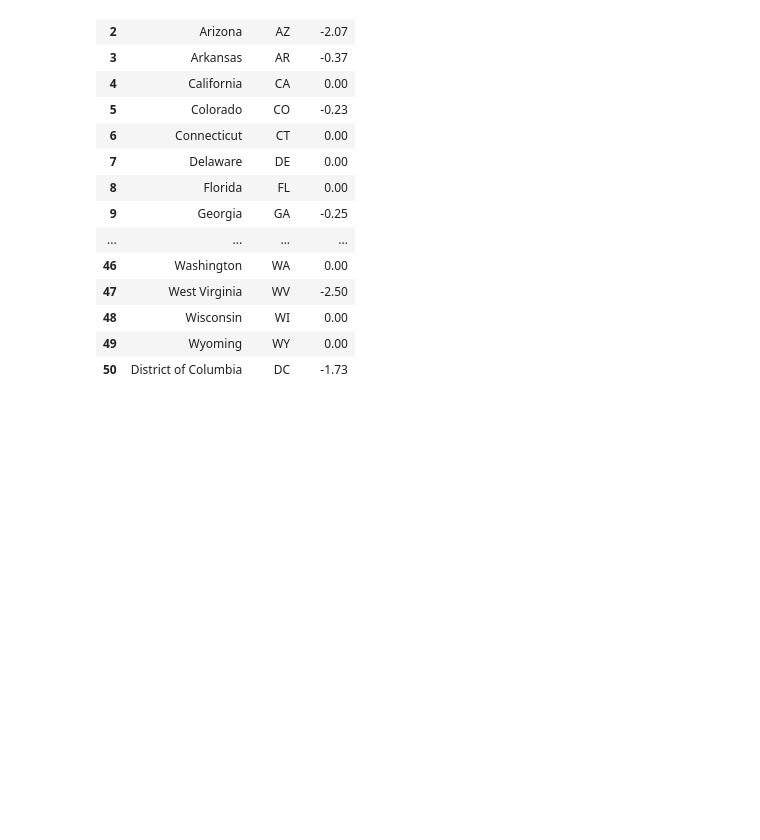
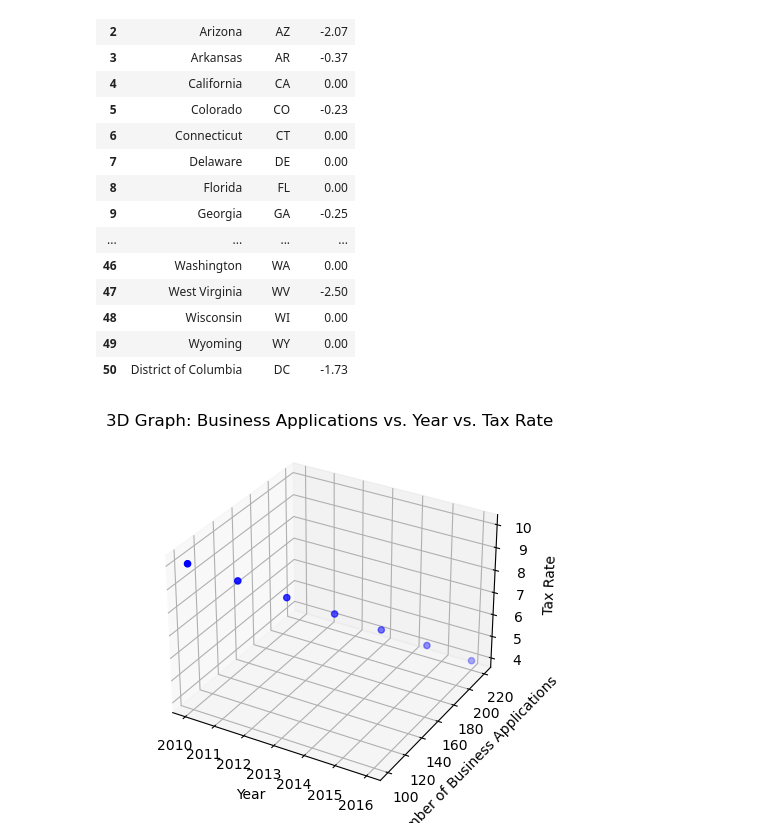
Before and after one commit to anoushkaberry15/data-analytics-project, a Jupyter notebook: AB_testing.ipynb, the cells around one changed output. Saved outputs shown, nothing was run; the diff lists cells and outputs as text; code cells hidden in the pictures; blank space fills up the shorter version.

```diff
--- a/AB_testing.ipynb
+++ b/AB_testing.ipynb
@@ -218,3 +222,29 @@ df_change
 | 48 | Wisconsin | WI | 0.00 |
 | 49 | Wyoming | WY | 0.00 |
 | 50 | District of Columbia | DC | -1.73 |
+# %%
+import matplotlib.pyplot as plt
+from mpl_toolkits.mplot3d import Axes3D
+
+# Sample data
+years = [2010, 2011, 2012, 2013, 2014, 2015, 2016]
+business_applications = [100, 120, 140, 160, 180, 200, 220]
+tax_rates = [10, 9, 8, 7, 6, 5, 4]
+
+# Create a 3D plot
+fig = plt.figure()
+ax = fig.add_subplot(111, projection='3d')
+
+# Plot the data
+ax.scatter(years, business_applications, tax_rates, c='b', marker='o')
+
+# Set labels for the axes
+ax.set_xlabel('Year')
+ax.set_ylabel('Number of Business Applications')
+ax.set_zlabel('Tax Rate')
+
+plt.title('3D Graph: Business Applications vs. Year vs. Tax Rate')
+
+plt.show()
+# %% [output]
+[figure, added]
```
Also changed, not shown: parts of 4 cells of this notebook.
